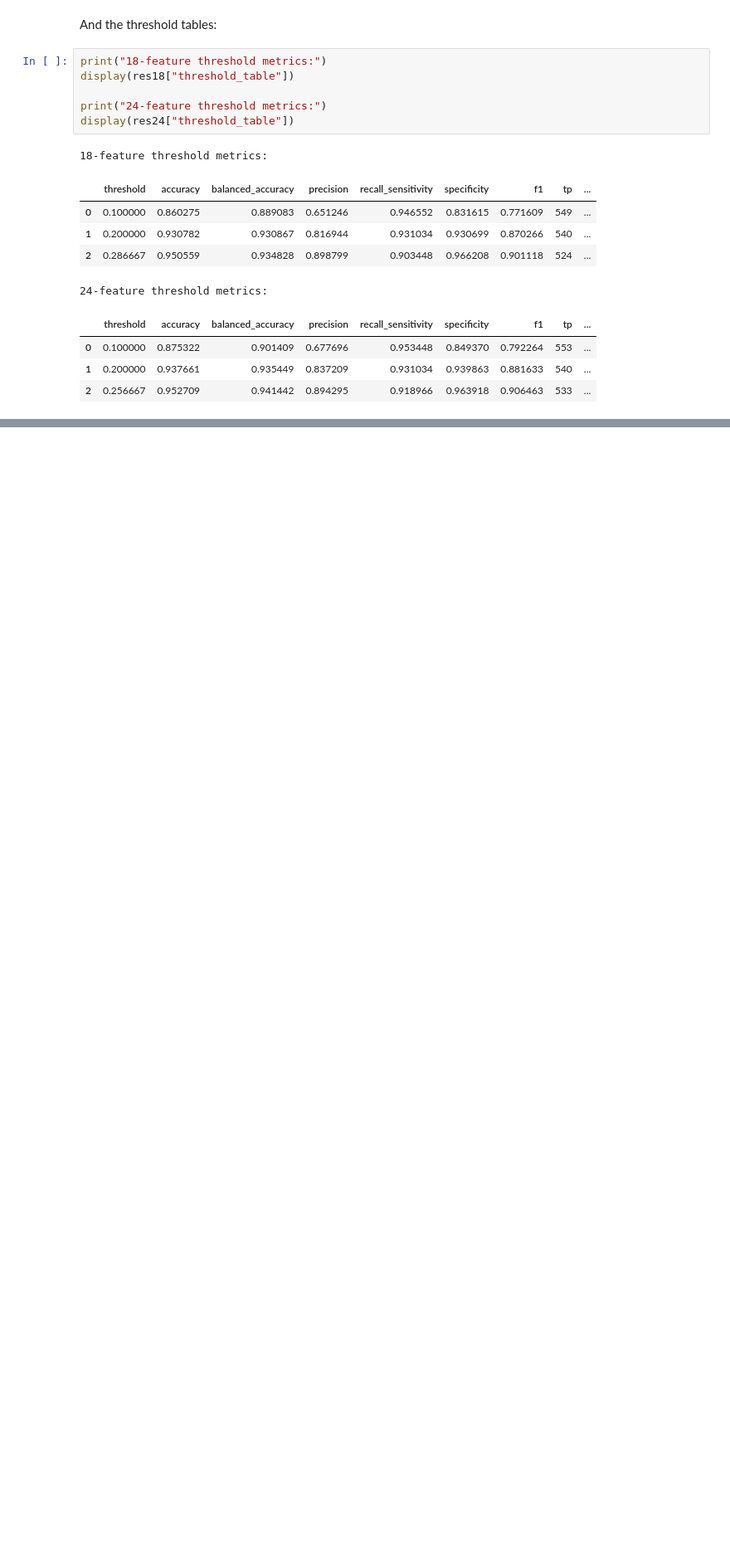
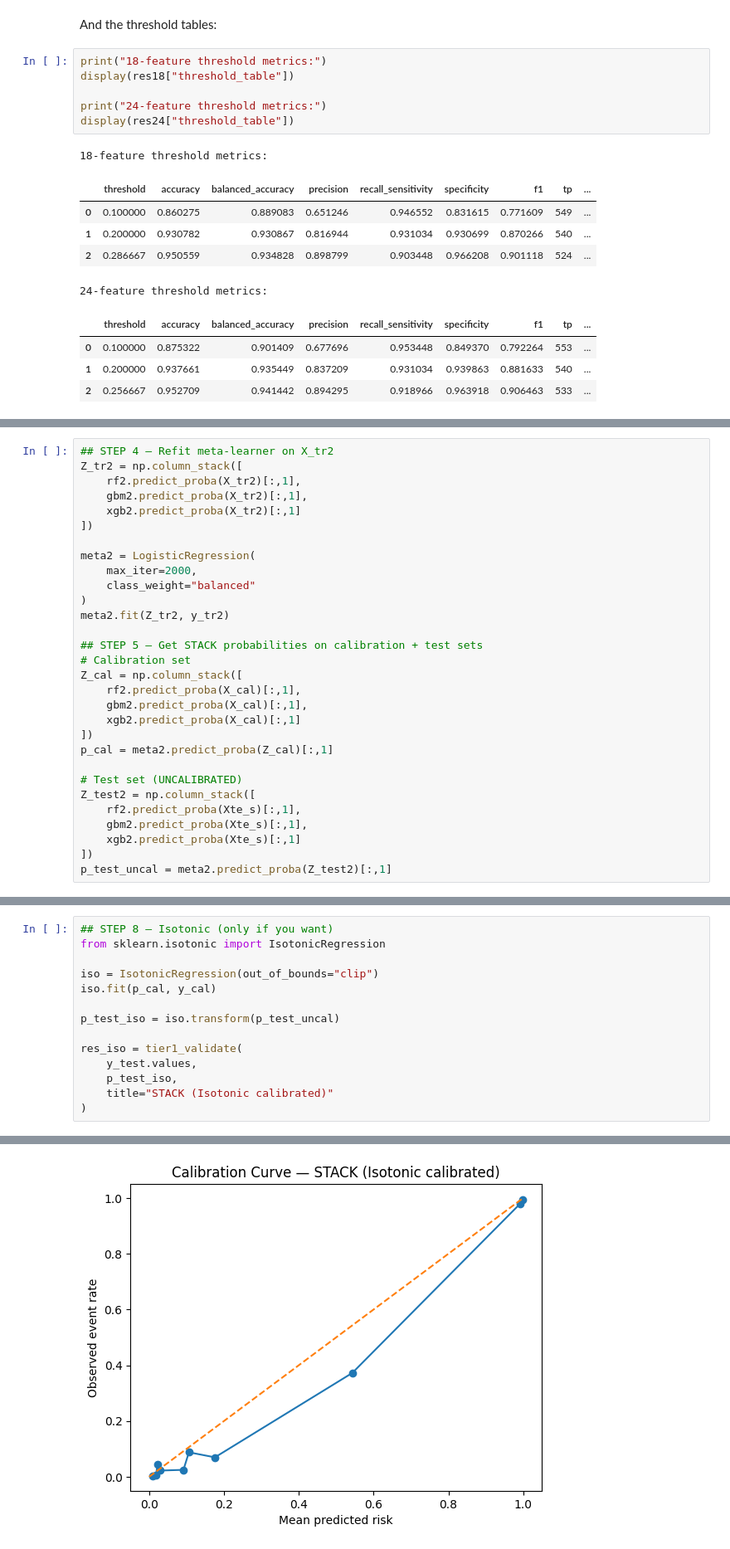
Before and after one commit to HowardHNguyen/Data_Science_for_Healthcare, a Jupyter notebook: Framingham_(11627_records)_18_vs_24_Feature_Validation_for_v10_10.ipynb, the cells around one changed output, grey strips where cells are left out. Shown at 83% size. Drawn from its saved outputs; the diff is of its cells as text; blank space fills up the shorter version.

```diff
--- a/Framingham_(11627_records)_18_vs_24_Feature_Validation_for_v10_10.ipynb
+++ b/Framingham_(11627_records)_18_vs_24_Feature_Validation_for_v10_10.ipynb
@@ -351,0 +1169,30 @@ display(res24["threshold_table"])
+# %%
+## STEP 4 — Refit meta-learner on X_tr2
+Z_tr2 = np.column_stack([
+    rf2.predict_proba(X_tr2)[:,1],
+    gbm2.predict_proba(X_tr2)[:,1],
+    xgb2.predict_proba(X_tr2)[:,1]
+])
+
+meta2 = LogisticRegression(
+    max_iter=2000,
+    class_weight="balanced"
+)
+meta2.fit(Z_tr2, y_tr2)
+
+## STEP 5 — Get STACK probabilities on calibration + test sets
+# Calibration set
+Z_cal = np.column_stack([
+    rf2.predict_proba(X_cal)[:,1],
+    gbm2.predict_proba(X_cal)[:,1],
+    xgb2.predict_proba(X_cal)[:,1]
+])
+p_cal = meta2.predict_proba(Z_cal)[:,1]
+
+# Test set (UNCALIBRATED)
+Z_test2 = np.column_stack([
+    rf2.predict_proba(Xte_s)[:,1],
+    gbm2.predict_proba(Xte_s)[:,1],
+    xgb2.predict_proba(Xte_s)[:,1]
+])
+p_test_uncal = meta2.predict_proba(Z_test2)[:,1]
@@ -351,0 +1232,15 @@ display(res24["threshold_table"])
+# %%
+## STEP 8 — Isotonic (only if you want)
+from sklearn.isotonic import IsotonicRegression
+
+iso = IsotonicRegression(out_of_bounds="clip")
+iso.fit(p_cal, y_cal)
+
+p_test_iso = iso.transform(p_test_uncal)
+
+res_iso = tier1_validate(
+    y_test.values,
+    p_test_iso,
+    title="STACK (Isotonic calibrated)"
+)
+# %% [output]
@@ -351,0 +1253 @@ display(res24["threshold_table"])
+[figure, added]
```
Also changed, not shown: parts of 64 cells of this notebook.
